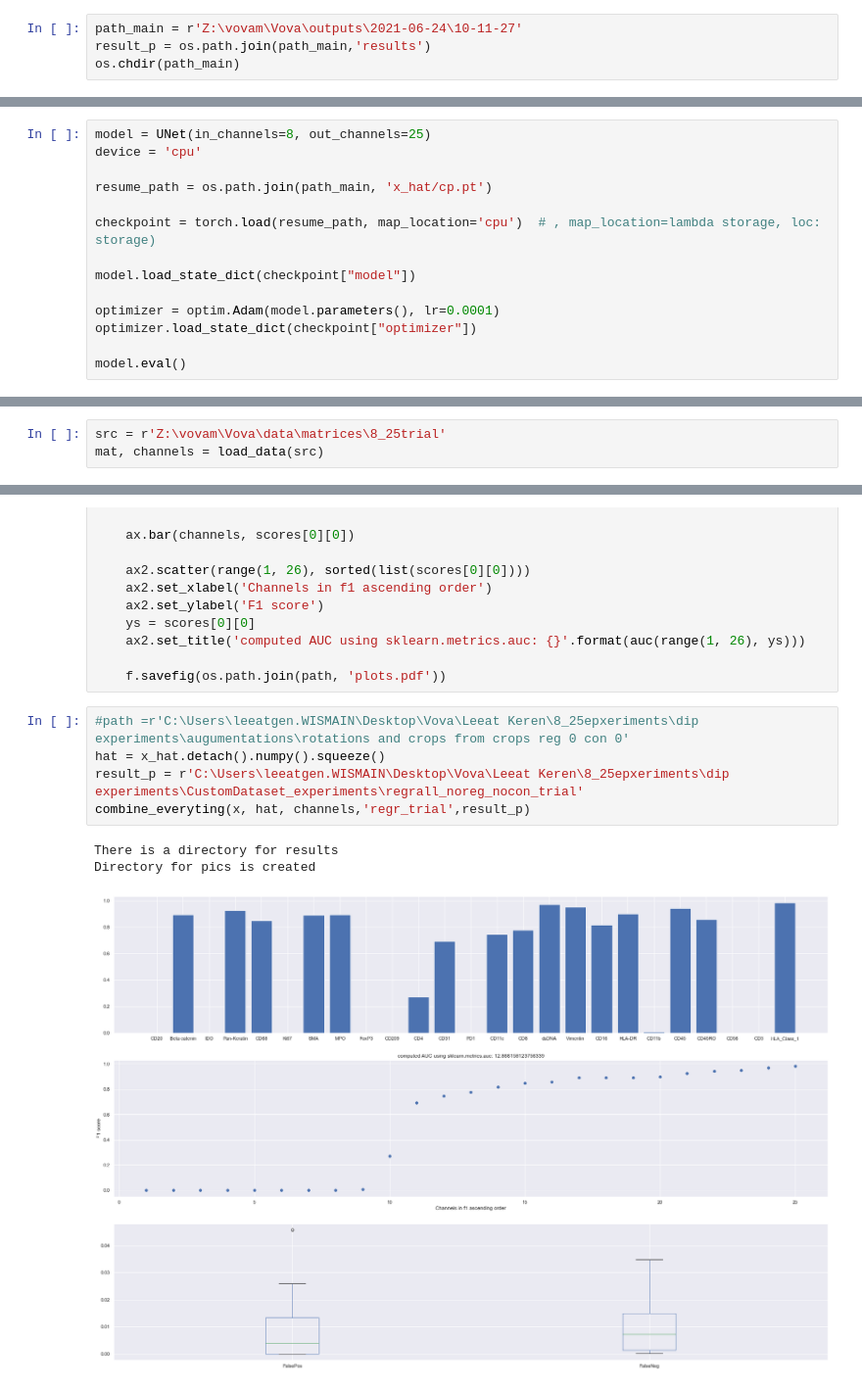
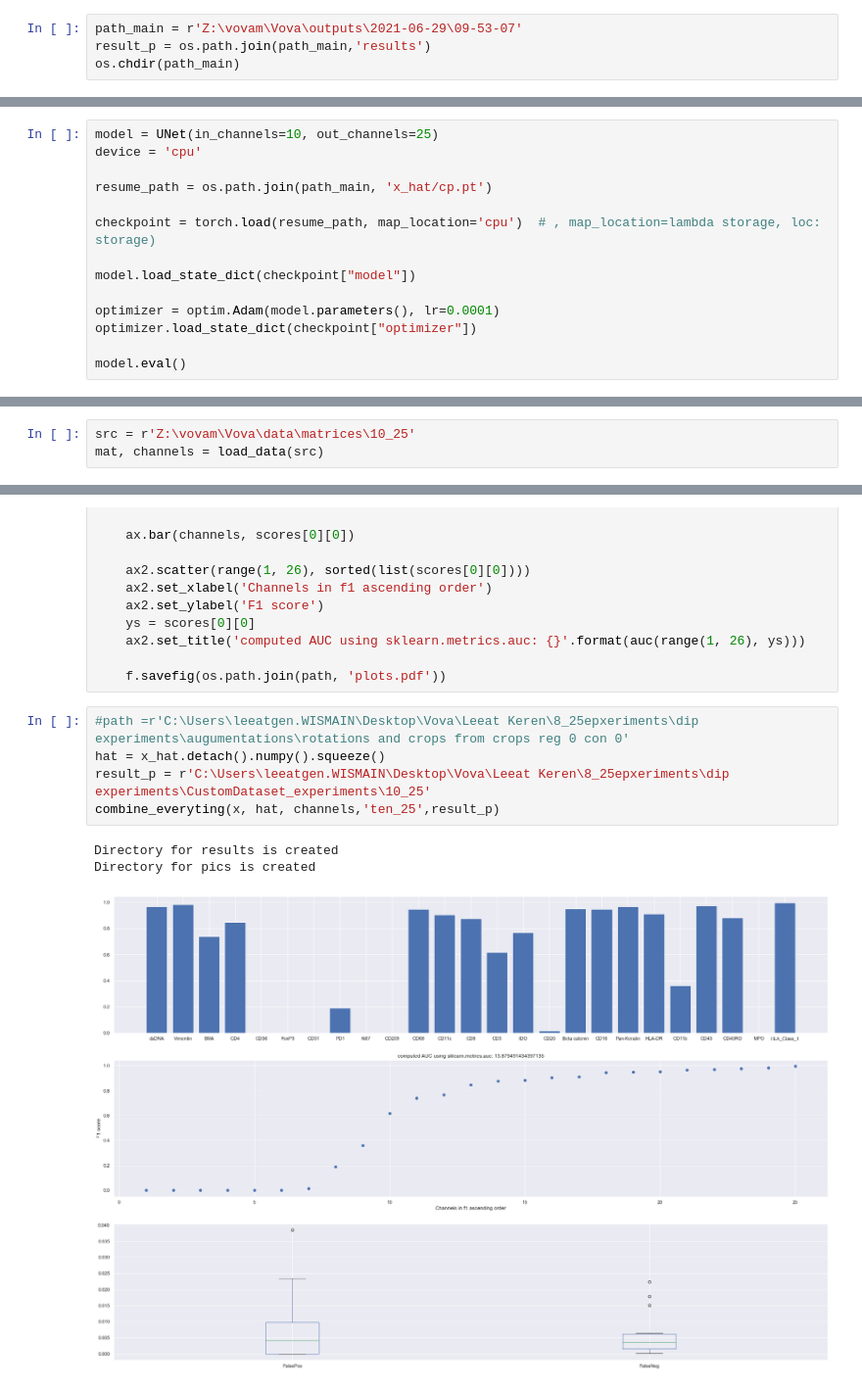
Before and after one commit to KerenLab/training_metrics, a Jupyter notebook: model_eval.ipynb, the cells around one changed output, grey strips where cells are left out. Shown: that part at 98% size. Saved outputs shown, nothing was run; the diff lists cells and outputs as text.

```diff
--- a/model_eval.ipynb
+++ b/model_eval.ipynb
@@ -24,7 +24,7 @@ from torch import optim
 import matplotlib.pyplot as plt
 sns.set()
 # %%
-path_main = r'Z:\vovam\Vova\outputs\2021-06-24\10-11-27'
+path_main = r'Z:\vovam\Vova\outputs\2021-06-29\09-53-07'
 result_p = os.path.join(path_main,'results')
 os.chdir(path_main)
 # %%
@@ -37,7 +37,7 @@ def load_data(src):
     mat = (mat / np.linalg.norm(mat, ord=1, axis=0))
     return mat, channels
 # %%
-model = UNet(in_channels=8, out_channels=25)
+model = UNet(in_channels=10, out_channels=25)
 device = 'cpu'
 
 resume_path = os.path.join(path_main, 'x_hat/cp.pt')
@@ -69,7 +69,7 @@ UNet(
   (regression): Conv2d(25, 25, kernel_size=(1, 1), stride=(1, 1))
 )
 # %%
-src = r'Z:\vovam\Vova\data\matrices\8_25trial'
+src = r'Z:\vovam\Vova\data\matrices\10_25'
 mat, channels = load_data(src)
 # %%
 x = xr.load_dataarray(r'C:\Users\leeatgen.WISMAIN\Desktop\Vova\all_data.nc').sel(fovs='Point5', channels=channels).values.astype(np.float32)
@@ -169,9 +169,9 @@ def combine_everyting(p_true, p_dat, channels, pic_prefix, path, pics=True):
 # %%
 #path =r'C:\Users\leeatgen.WISMAIN\Desktop\Vova\Leeat Keren\8_25epxeriments\dip experiments\augumentations\rotations and crops from crops reg 0 con 0'
 hat = x_hat.detach().numpy().squeeze()
-result_p = r'C:\Users\leeatgen.WISMAIN\Desktop\Vova\Leeat Keren\8_25epxeriments\dip experiments\CustomDataset_experiments\regrall_noreg_nocon_trial'
-combine_everyting(x, hat, channels,'regr_trial',result_p)
+result_p = r'C:\Users\leeatgen.WISMAIN\Desktop\Vova\Leeat Keren\8_25epxeriments\dip experiments\CustomDataset_experiments\10_25'
+combine_everyting(x, hat, channels,'ten_25',result_p)
 # %% [output]
-There is a directory for results
+Directory for results is created
 Directory for pics is created
-[figure, old version]
+[figure, new version]
```
Also changed, not shown: parts of 1 cell of this notebook.
